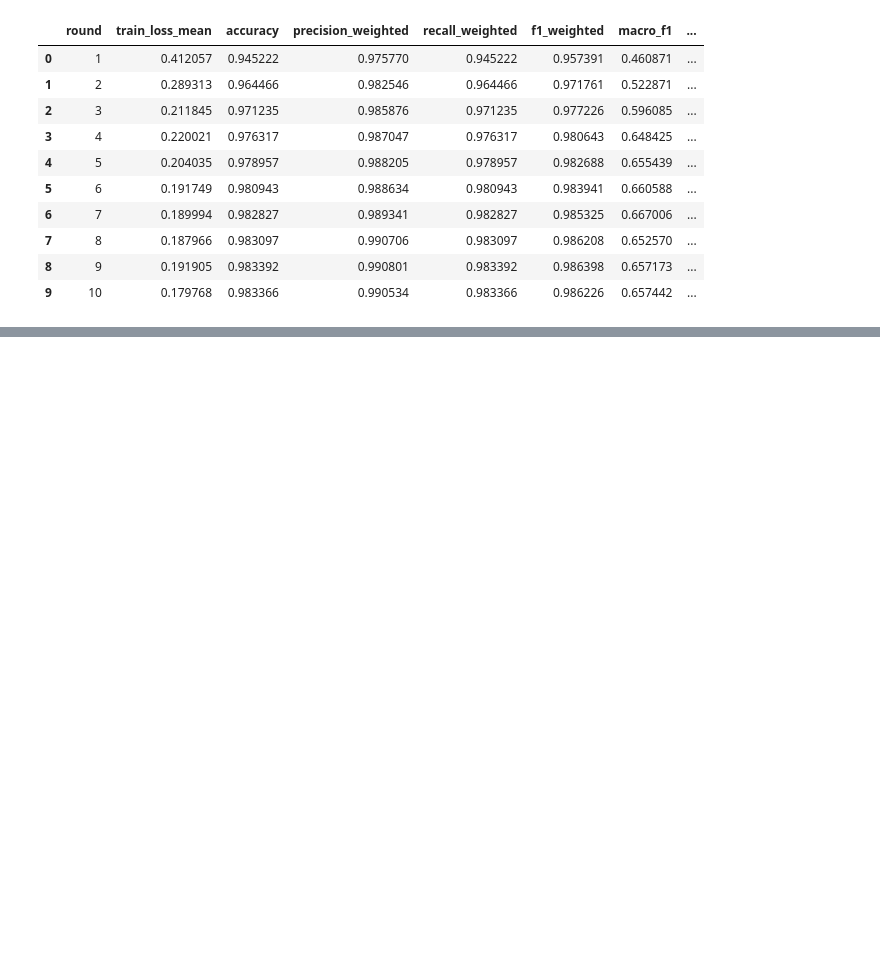
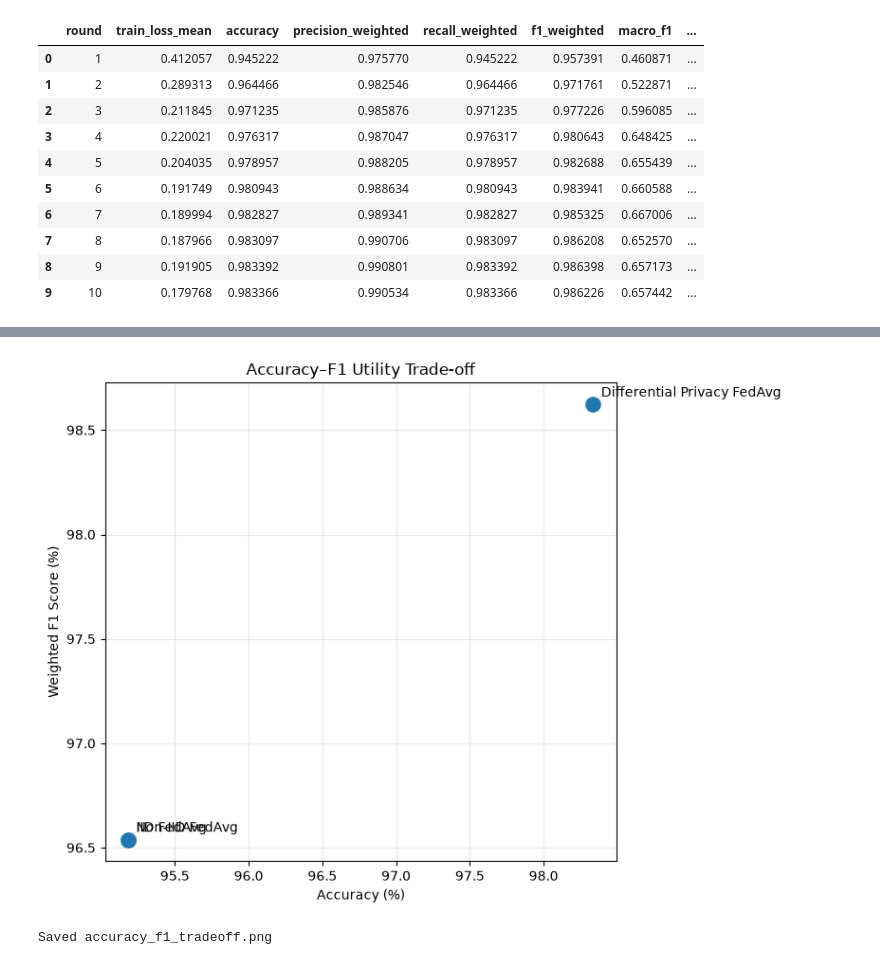
Before and after one commit to UzairShk/Privacy-Preserving-Federated-NIDS, a Jupyter notebook: notebooks/06_Federated_Learning_DP.ipynb, the cells around one changed output, grey strips where cells are left out. Cells and saved outputs as stored; diff of their text form; code cells hidden in the pictures; blank space fills up the shorter version.

```diff
--- a/notebooks/06_Federated_Learning_DP_Fixed.ipynb
+++ b/notebooks/06_Federated_Learning_DP.ipynb
@@ -2688,0 +2732,42 @@ KeyError: "Could not find any of ['accuracy', 'test_accuracy']. Available column
+# %%
+# ============================================================
+# ACCURACY VS F1 TRADE-OFF
+# ============================================================
+
+plt.figure(figsize=(8, 6))
+
+plt.scatter(
+    privacy_utility_df["Accuracy"] * 100,
+    privacy_utility_df["F1"] * 100,
+    s=120
+)
+
+for _, row in privacy_utility_df.iterrows():
+    plt.annotate(
+        row["Experiment"],
+        (
+            row["Accuracy"] * 100,
+            row["F1"] * 100
+        ),
+        xytext=(6, 6),
+        textcoords="offset points"
+    )
+
+plt.xlabel("Accuracy (%)")
+plt.ylabel("Weighted F1 Score (%)")
+plt.title("Accuracy–F1 Utility Trade-off")
+plt.grid(True, alpha=0.3)
+plt.tight_layout()
+
+plt.savefig(
+    RESULTS_DIR / "accuracy_f1_tradeoff.png",
+    dpi=300,
+    bbox_inches="tight"
+)
+
+plt.show()
+
+print("Saved accuracy_f1_tradeoff.png")
+# %% [output]
+[figure, added]
+Saved accuracy_f1_tradeoff.png
```
Also changed, not shown: parts of 7 cells of this notebook.
